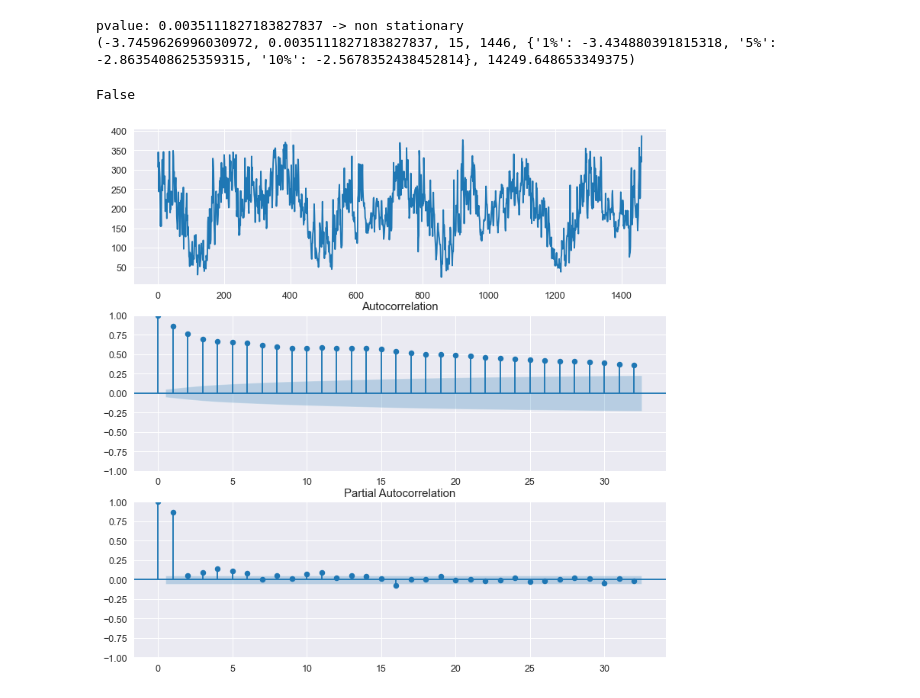
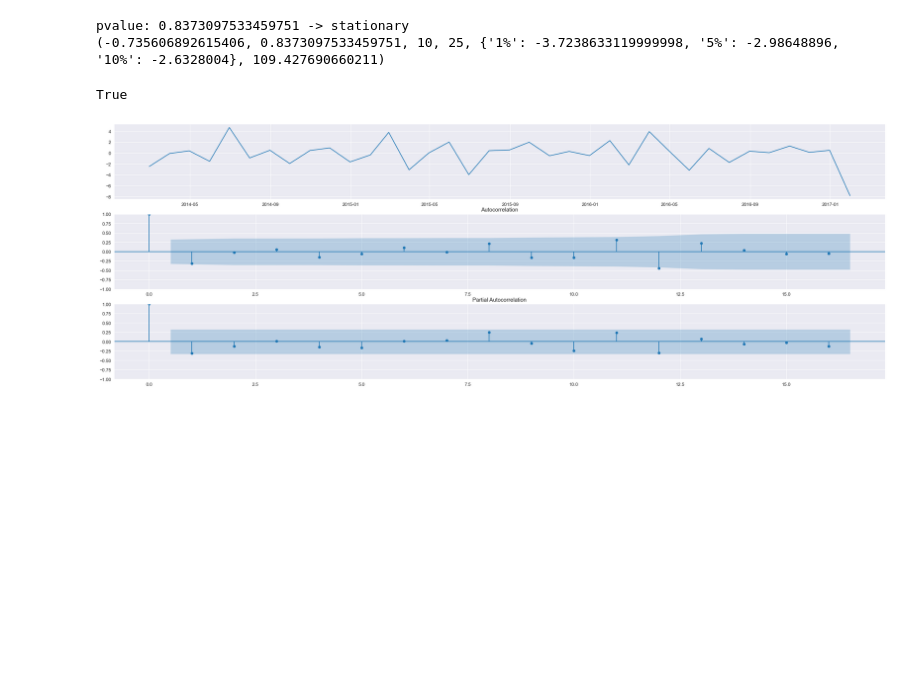
Before and after one commit to 57459N/DataProcesingLabs, a Jupyter notebook: lab3.ipynb, the cells around one changed output. Drawn from its saved outputs; the diff is of its cells as text; code cells hidden in the pictures; blank space fills up the shorter version.

```diff
--- a/lab3.ipynb
+++ b/lab3.ipynb
@@ -15,11 +17,9 @@ test = pd.DataFrame(pd.read_csv('data/dataset_lab3_test.csv')['humidity'])
 # %%
-start_train = datetime(2013, 1, 1)
-dates_train = [start_train + timedelta(days=i) for i in range(len(train))]
-start_test = start_train + timedelta(days=len(train))
-dates_test = [start_test + timedelta(days=i) for i in range(len(test))]
+train.date = pd.to_datetime(train.date)
+test.date = pd.to_datetime(test.date)
-# %%
-train['date'] = dates_train
-test['date'] = dates_test
 # %%
 train.set_index('date', inplace=True)
 test.set_index('date', inplace=True)
+# %%
+train = train.resample('ME').mean()
+test = test.resample('ME').mean()
@@ -26,7 +35,7 @@ test.set_index('date', inplace=True)
 # %%
-def three_plot(data):
+def three_plot(data, figsize=(30,10)):
     fig, axes = plt.subplots(3, 1)
-    plt.rcParams.update({'figure.figsize': (10, 10), 'figure.dpi': 90})
+    plt.rcParams.update({'figure.figsize': figsize, 'figure.dpi': 90})
     axes[0].plot(data)
     plot_acf(data, ax=axes[1])
     plot_pacf(data, ax=axes[2])
@@ -43,14 +52,14 @@ def stationary_test(data):
     print(adfuller(data))
     return is_stat
 # %%
-cox, _ = boxcox(train.humidity)
+cox, _ = boxcox(train.meantemp)
 cox = pd.DataFrame(cox)
-diff_one = cox
+diff_one = diff(train.meantemp, k_seasonal_diff=1, seasonal_periods=12)
 three_plot(diff_one)
 stationary_test(diff_one)
 # print(f'pvalue: {p_value} -> {"stationary" if p_value < 0.05 else "non stationary"}')
 # %% [output]
-pvalue: 0.0035111827183827837 -> non stationary
-(-3.7459626996030972, 0.0035111827183827837, 15, 1446, {'1%': -3.434880391815318, '5%': -2.8635408625359315, '10%': -2.5678352438452814}, 14249.648653349375)
+pvalue: 0.8373097533459751 -> stationary
+(-0.735606892615406, 0.8373097533459751, 10, 25, {'1%': -3.7238633119999998, '5%': -2.98648896, '10%': -2.6328004}, 109.427690660211)
-False
+True
-[figure, old version]
+[figure, new version]
```
Also changed, not shown: parts of 7 cells of this notebook, 1 other file.
